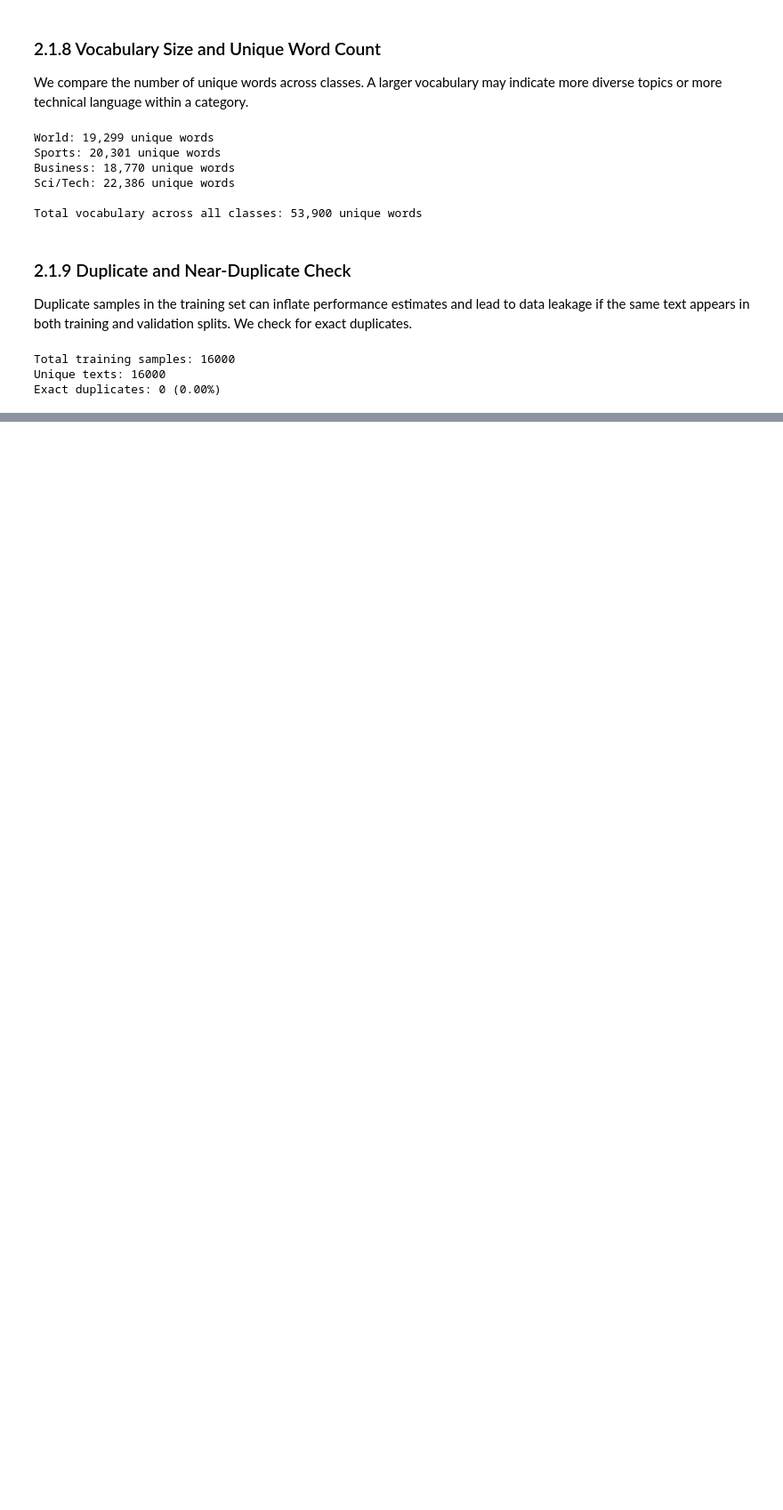
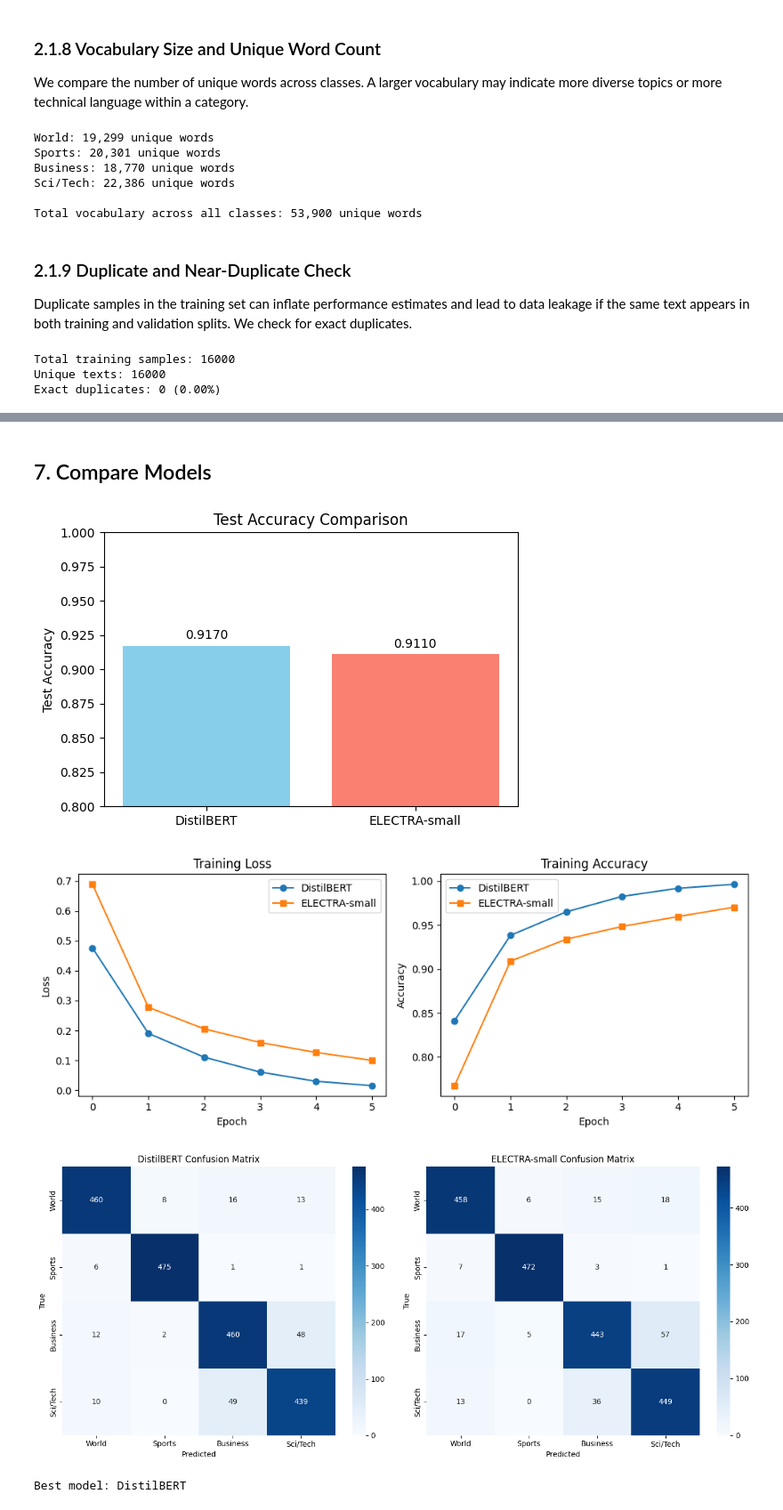
Before and after one commit to Martxelo5/DLproyect, a Jupyter notebook: deliverable3/main.ipynb, the cells around one changed output, grey strips where cells are left out. Shown at 89% size. Saved outputs shown, nothing was run; the diff lists cells and outputs as text; code cells hidden in the pictures; blank space fills up the shorter version.

Commit message:
DistilBERT and Electra

```diff
--- a/deliverable3/main.ipynb
+++ b/deliverable3/main.ipynb
@@ -349,0 +366,14 @@ Exact duplicates: 0 (0.00%)
+# %%
+from transformers import DataCollatorWithPadding
+from torch.utils.data import DataLoader
+
+def create_loaders(tokenized_train, tokenized_val, tokenized_test, tokenizer, batch_size=32):
+    # The DataCollator managges the padding in a dinamyc way
+    data_collator = DataCollatorWithPadding(tokenizer=tokenizer)
+
+    #We create the loaders for each split
+    train_loader = DataLoader(tokenized_train, batch_size=batch_size, shuffle=True, collate_fn=data_collator)
+    val_loader   = DataLoader(tokenized_val, batch_size=batch_size, shuffle=False, collate_fn=data_collator)
+    test_loader  = DataLoader(tokenized_test, batch_size=batch_size, shuffle=False, collate_fn=data_collator)
+
+    return train_loader, val_loader, test_loader
@@ -349,0 +745,61 @@ Exact duplicates: 0 (0.00%)
+# %% [markdown]
+## 7. Compare Models
+# %%
+models = ["DistilBERT", "ELECTRA-small"]
+test_accs = [distil_test_acc, electra_test_acc]
+
+# Bar chart
+plt.figure(figsize=(6,4))
+bars = plt.bar(models, test_accs, color=["skyblue", "salmon"])
+plt.ylabel("Test Accuracy")
+plt.ylim(0.8, 1.0)
+for bar, acc in zip(bars, test_accs):
+    plt.text(bar.get_x() + bar.get_width()/2, bar.get_height() + 0.005, f"{acc:.4f}", ha='center')
+plt.title("Test Accuracy Comparison")
+plt.show()
+
+# Training curves (loss) for both
+plt.figure(figsize=(10,4))
+plt.subplot(1,2,1)
+plt.plot(distil_losses, label="DistilBERT", marker="o")
+plt.plot(electra_losses, label="ELECTRA-small", marker="s")
+plt.xlabel("Epoch")
+plt.ylabel("Loss")
+plt.legend()
+plt.title("Training Loss")
+plt.subplot(1,2,2)
+plt.plot(distil_accs, label="DistilBERT", marker="o")
+plt.plot(electra_accs, label="ELECTRA-small", marker="s")
+plt.xlabel("Epoch")
+plt.ylabel("Accuracy")
+plt.legend()
+plt.title("Training Accuracy")
+plt.tight_layout()
+plt.show()
+
+# Confusion matrices side by side
+fig, axes = plt.subplots(1, 2, figsize=(14,6))
+for ax, model_name, preds, labels in zip(
+    axes, models,
+    [distil_preds, electra_preds],
+    [distil_labels, electra_labels]
+):
+    cm = confusion_matrix(labels, preds)
+    sns.heatmap(cm, annot=True, fmt='d', xticklabels=class_names, yticklabels=class_names,
+                cmap="Blues", ax=ax)
+    ax.set_title(f"{model_name} Confusion Matrix")
+    ax.set_xlabel("Predicted")
+    ax.set_ylabel("True")
+plt.tight_layout()
+plt.show()
+
+# Determine best model (by test accuracy)
+best_model_name = models[np.argmax(test_accs)]
+best_model = distil_model if best_model_name == "DistilBERT" else electra_model
+best_tokenizer = distilbert_tokenizer if best_model_name == "DistilBERT" else electra_tokenizer
+print(f"Best model: {best_model_name}")
+# %% [output]
+[figure, added]
+[figure, added]
+[figure, added]
+Best model: DistilBERT
```
Also changed, not shown: parts of 15 cells of this notebook, 2 other files.
